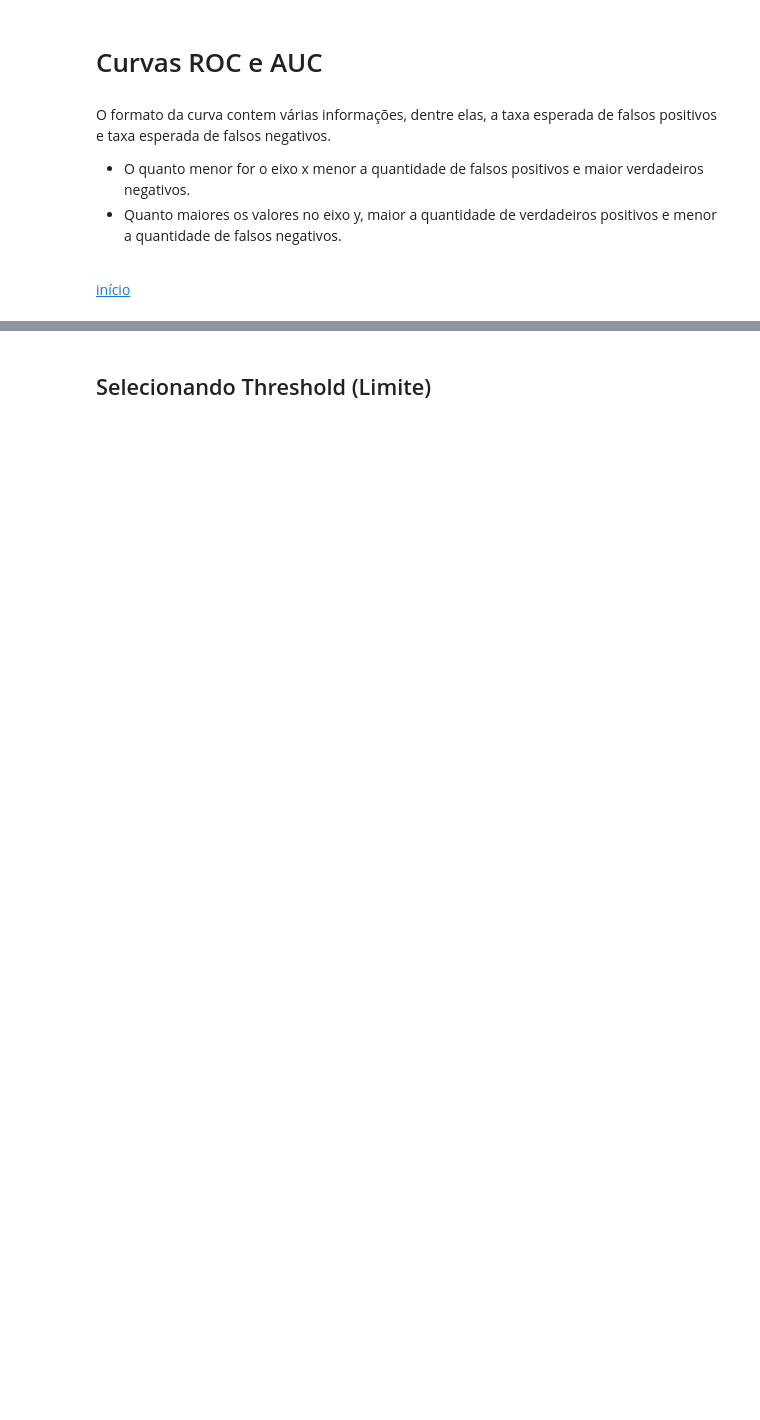
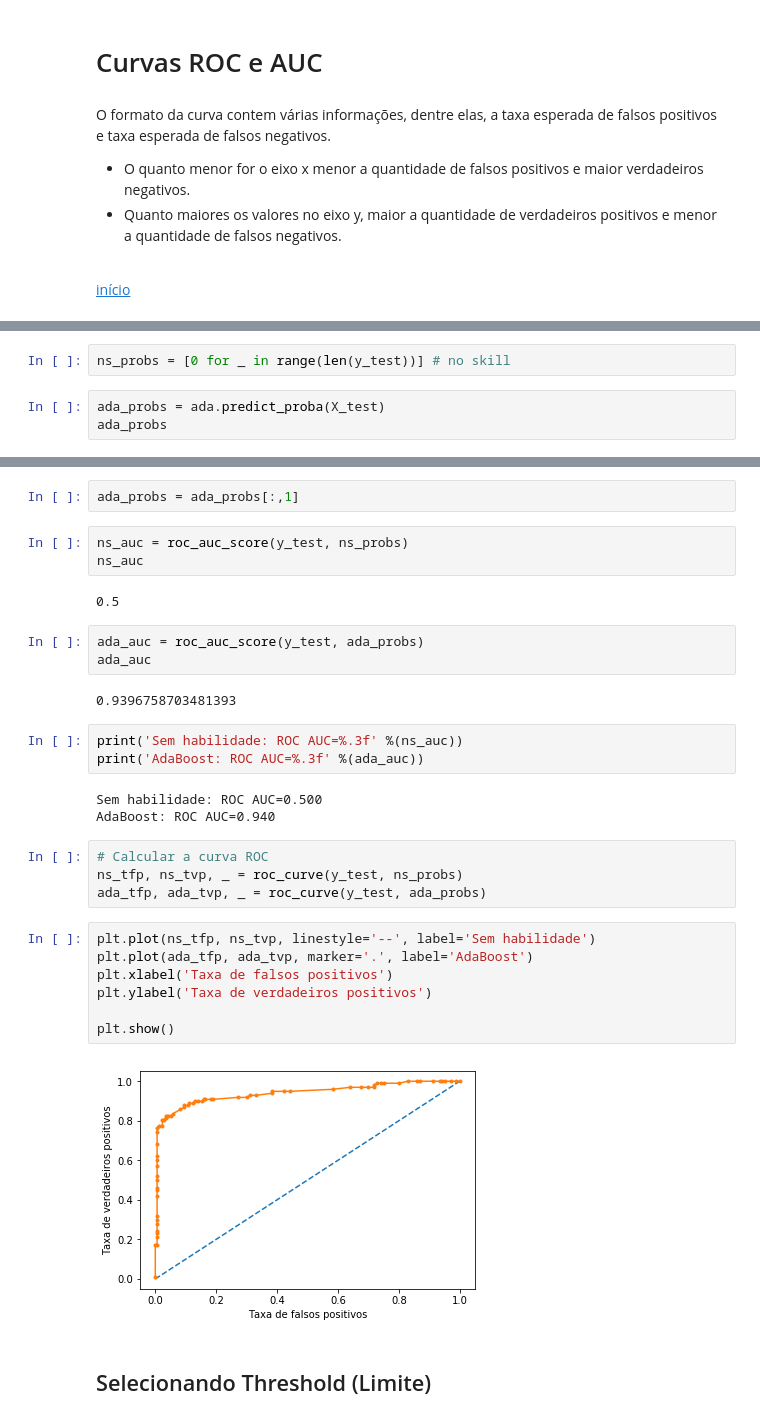
Before and after one commit to RicardoPellegrini/Numpy_Pandas_Matplotlib, a Jupyter notebook: Classificacao Tecnicas Avancadas de ML.ipynb, the cells around one changed output, grey strips where cells are left out. Saved outputs shown, nothing was run; the diff lists cells and outputs as text; blank space fills up the shorter version.

```diff
--- a/Classificacao Tecnicas Avancadas de ML.ipynb
+++ b/Classificacao Tecnicas Avancadas de ML.ipynb
@@ -1033,0 +1466,5 @@ O formato da curva contem várias informações, dentre elas, a taxa esperada de
+# %%
+ns_probs = [0 for _ in range(len(y_test))] # no skill
+# %%
+ada_probs = ada.predict_proba(X_test)
+ada_probs
@@ -1034,2 +1509,33 @@ O formato da curva contem várias informações, dentre elas, a taxa esperada de
+# %%
+ada_probs = ada_probs[:,1]
+# %%
+ns_auc = roc_auc_score(y_test, ns_probs)
+ns_auc
+# %% [output]
+0.5
+# %%
+ada_auc = roc_auc_score(y_test, ada_probs)
+ada_auc
+# %% [output]
+0.9396758703481393
+# %%
+print('Sem habilidade: ROC AUC=%.3f' %(ns_auc))
+print('AdaBoost: ROC AUC=%.3f' %(ada_auc))
+# %% [output]
+Sem habilidade: ROC AUC=0.500
+AdaBoost: ROC AUC=0.940
+# %%
+# Calcular a curva ROC
+ns_tfp, ns_tvp, _ = roc_curve(y_test, ns_probs)
+ada_tfp, ada_tvp, _ = roc_curve(y_test, ada_probs)
+# %%
+plt.plot(ns_tfp, ns_tvp, linestyle='--', label='Sem habilidade')
+plt.plot(ada_tfp, ada_tvp, marker='.', label='AdaBoost')
+plt.xlabel('Taxa de falsos positivos')
+plt.ylabel('Taxa de verdadeiros positivos')
+
+plt.show()
+# %% [output]
+[figure, added]
 # %% [markdown]
 ## Selecionando Threshold (Limite)
```
Also changed, not shown: parts of 112 cells of this notebook, 2 other files.
